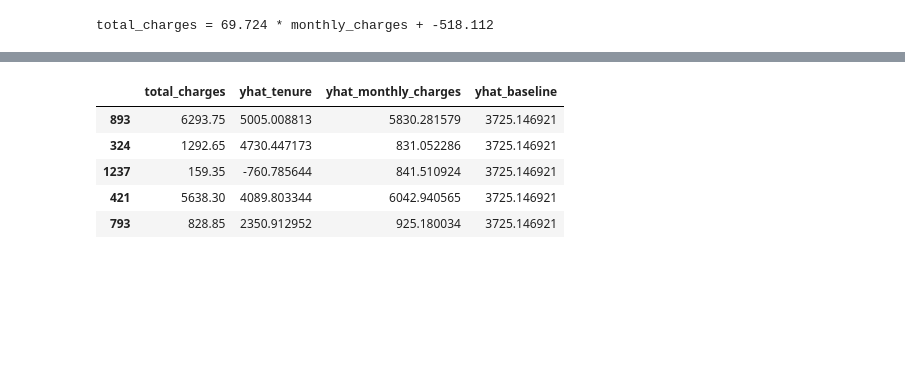
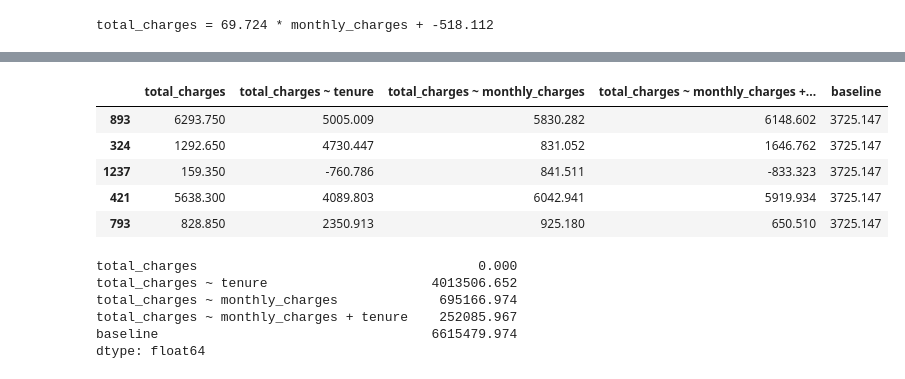
Before and after one commit to aleclhartman/ds-methodologies-exercises, a Jupyter notebook: regression/model.ipynb, the cells around one changed output, grey strips where cells are left out. Drawn from its saved outputs; the diff is of its cells as text; code cells hidden in the pictures; blank space fills up the shorter version.

```diff
--- a/regression/model.ipynb
+++ b/regression/model.ipynb
@@ -279,6 +287,9 @@ rmse
 # %% [markdown]
 ---
 ### 1. Run all your previous scripts that acquired, prepared, split, and scaled the telco churn data.
+# %%
+# How should pandas output float numbers?
+pd.options.display.float_format = '{:.3f}'.format
 # %%
 df = wr.wrangle_telco()
 df
@@ -371,6 +382,6 @@ lm = sklearn.linear_model.LinearRegression()
 # 2. Fit the object
 lm.fit(X, y)
 # 3. Use the object
-predictions["yhat_tenure"] = lm.predict(X)
+predictions["total_charges ~ tenure"] = lm.predict(X)
 predictions.head()
 # %% [output]
@@ -397,6 +408,6 @@ lm = sklearn.linear_model.LinearRegression()
 # 2. Fit the object
 lm.fit(X, y)
 # 3. Use the object
-predictions["yhat_monthly_charges"] = lm.predict(X)
+predictions["total_charges ~ monthly_charges"] = lm.predict(X)
 predictions.head()
 # %% [output]
@@ -414,3 +425,14 @@ lm.coef_, lm.intercept_
 print(f"total_charges = {lm.coef_[0]:.3f} * monthly_charges + {lm.intercept_:.3f}")
 # %% [output]
 total_charges = 69.724 * monthly_charges + -518.112
+# %%
+X = train[["monthly_charges", "tenure"]]
+y = train.total_charges
+
+# 1. Make the object
+lm = sklearn.linear_model.LinearRegression()
+# 2. Fit the object
+lm.fit(X, y)
+# 3. Use the object
+predictions["total_charges ~ monthly_charges + tenure"] = lm.predict(X)
+predictions.head()
@@ -417,10 +446,19 @@ total_charges = 69.724 * monthly_charges + -518.112
 # %%
-predictions["yhat_baseline"] = predictions.total_charges.mean()
+predictions["baseline"] = predictions.total_charges.mean()
 predictions.head()
 # %% [output]
-|  | total_charges | yhat_tenure | yhat_monthly_charges | yhat_baseline |
-| 893 | 6293.75 | 5005.008813 | 5830.281579 | 3725.146921 |
-| 324 | 1292.65 | 4730.447173 | 831.052286 | 3725.146921 |
-| 1237 | 159.35 | -760.785644 | 841.510924 | 3725.146921 |
-| 421 | 5638.30 | 4089.803344 | 6042.940565 | 3725.146921 |
-| 793 | 828.85 | 2350.912952 | 925.180034 | 3725.146921 |
+|  | total_charges | total_charges ~ tenure | total_charges ~ monthly_charges | total_charges ~ monthly_charges +... | baseline |
+| 893 | 6293.750 | 5005.009 | 5830.282 | 6148.602 | 3725.147 |
+| 324 | 1292.650 | 4730.447 | 831.052 | 1646.762 | 3725.147 |
+| 1237 | 159.350 | -760.786 | 841.511 | -833.323 | 3725.147 |
+| 421 | 5638.300 | 4089.803 | 6042.941 | 5919.934 | 3725.147 |
+| 793 | 828.850 | 2350.913 | 925.180 | 650.510 | 3725.147 |
+# %%
+predictions.apply(lambda c: sklearn.metrics.mean_squared_error(predictions.total_charges, c))
+# %% [output]
+total_charges                                    0.000
+total_charges ~ tenure                     4013506.652
+total_charges ~ monthly_charges             695166.974
+total_charges ~ monthly_charges + tenure    252085.967
+baseline                                   6615479.974
+dtype: float64
```
Also changed, not shown: parts of 16 cells of this notebook, 1 other file.
